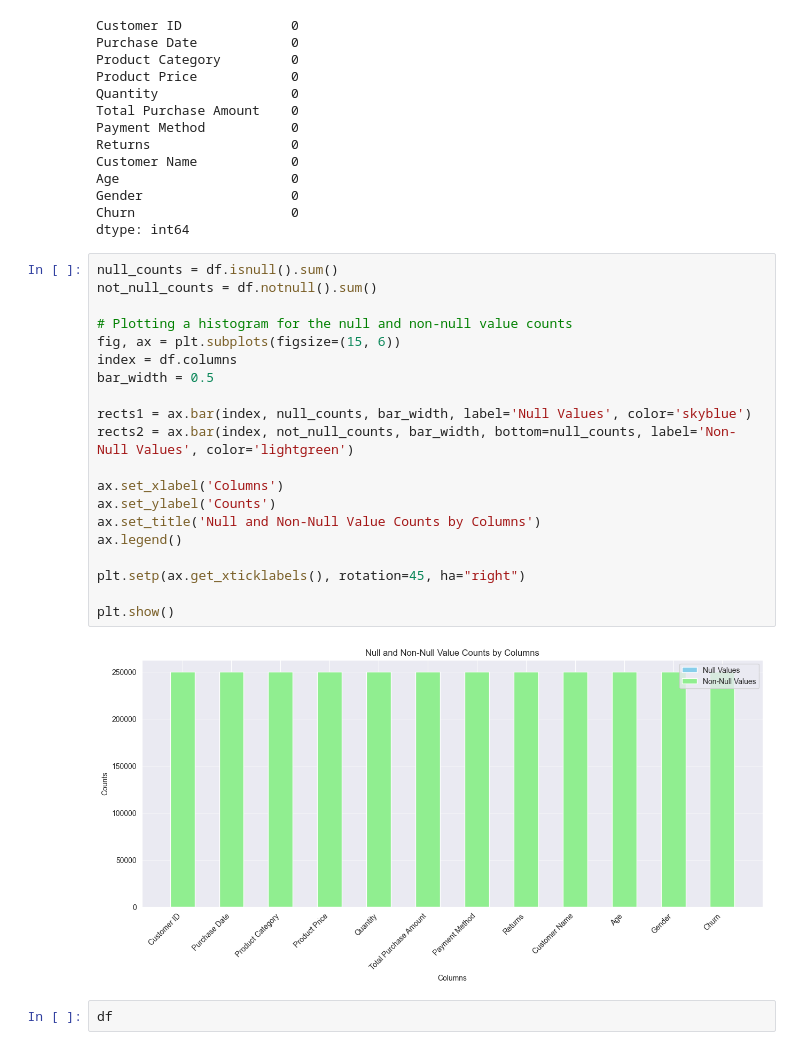
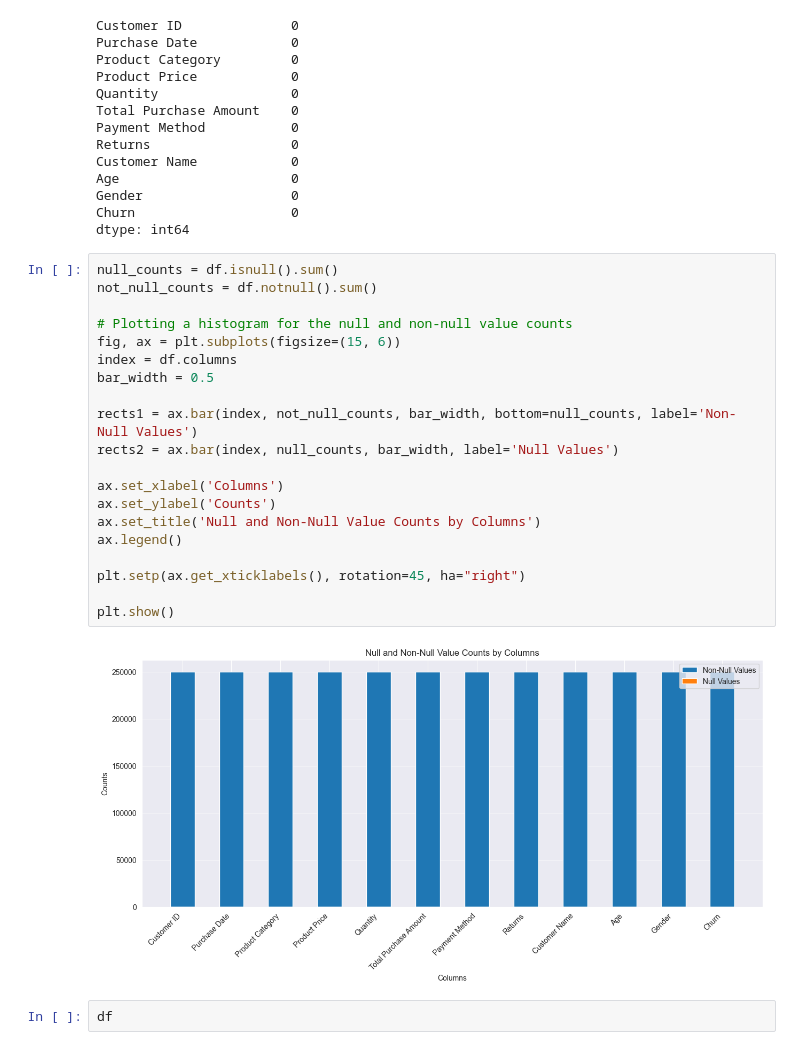
Before and after one commit to pphatt/bi-data-preprocessing, a Jupyter notebook: DataPreprossing.ipynb, the cells around one changed output. Cells and saved outputs as stored; diff of their text form.

```diff
--- a/DataPreprossing.ipynb
+++ b/DataPreprossing.ipynb
@@ -136,25 +140,25 @@ dtype: int64
 # %%
 null_counts = df.isnull().sum()
 not_null_counts = df.notnull().sum()
 
 # Plotting a histogram for the null and non-null value counts
 fig, ax = plt.subplots(figsize=(15, 6))
 index = df.columns
 bar_width = 0.5
 
-rects1 = ax.bar(index, null_counts, bar_width, label='Null Values', color='skyblue')
-rects2 = ax.bar(index, not_null_counts, bar_width, bottom=null_counts, label='Non-Null Values', color='lightgreen')
+rects1 = ax.bar(index, not_null_counts, bar_width, bottom=null_counts, label='Non-Null Values')
+rects2 = ax.bar(index, null_counts, bar_width, label='Null Values')
 
 ax.set_xlabel('Columns')
 ax.set_ylabel('Counts')
 ax.set_title('Null and Non-Null Value Counts by Columns')
 ax.legend()
 
 plt.setp(ax.get_xticklabels(), rotation=45, ha="right")
 
 plt.show()
 # %% [output]
-[figure, old version]
+[figure, new version]
 # %%
 df
 # %% [output]
```
Also changed, not shown: parts of 27 cells of this notebook, 3 other files.
